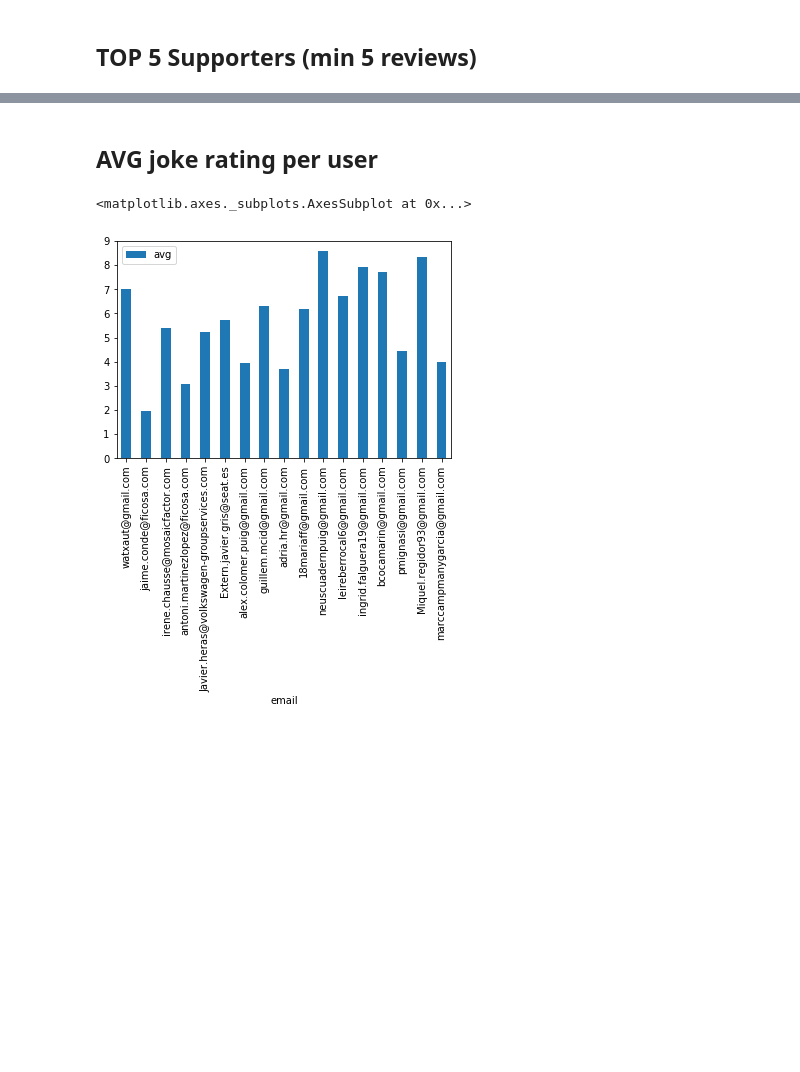
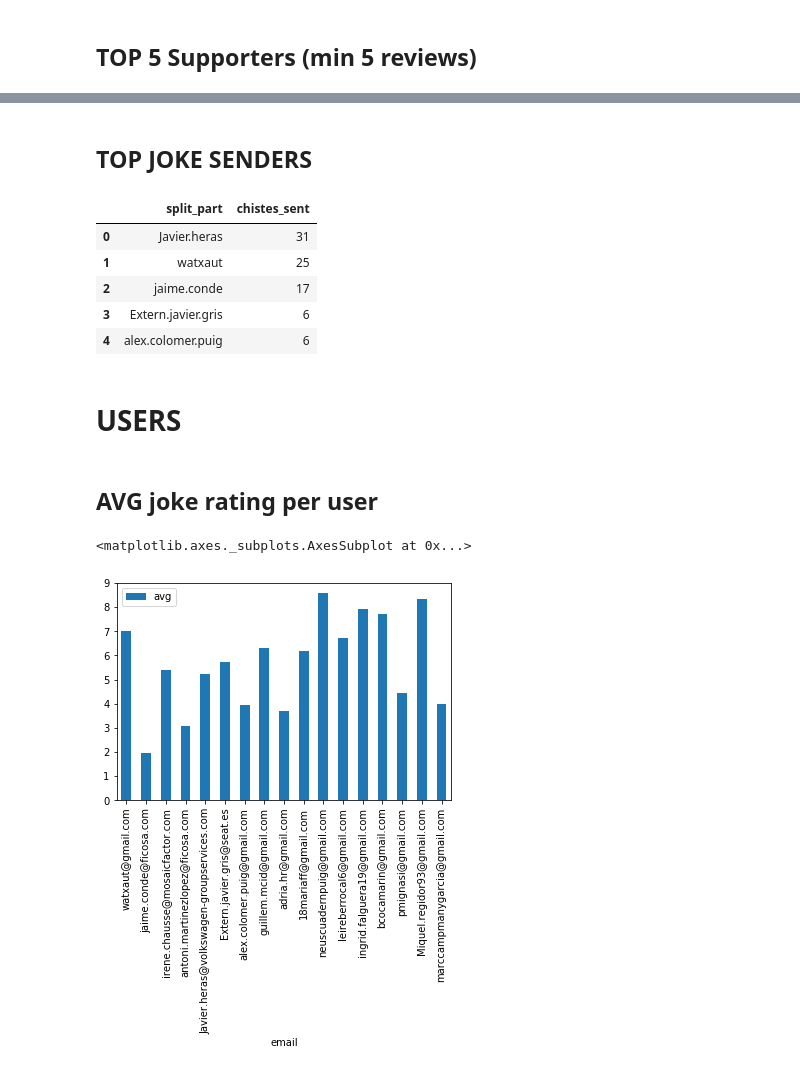
Before and after one commit to watxaut-alpha/joke-app, a Jupyter notebook: notebooks/analysis_mail_users.ipynb, the cells around one changed output, grey strips where cells are left out. Drawn from its saved outputs; the diff is of its cells as text; code cells hidden in the pictures; blank space fills up the shorter version.

Commit message:
Updated notebook with top senders, added author_email to /jokes/add, changed table name users to users_telegram

```diff
--- a/notebooks/analysis_mail_users.ipynb
+++ b/notebooks/analysis_mail_users.ipynb
@@ -101,3 +103,28 @@ df_mean_user_supporter.head()
+# %% [markdown]
+## TOP JOKE SENDERS
+# %%
+sql = """
+select
+    split_part(author_email, '@', 1), count(*) as chistes_sent
+from
+    public.jokes_to_send
+where
+    author is not null and
+    author_email is not null
+group by author_email
+order by chistes_sent desc
+"""
+df_marc_senders = db.execute_read(conn, sql)
+df_marc_senders.head(5)
+# %% [output]
+|  | split_part | chistes_sent |
+| 0 | Javier.heras | 31 |
+| 1 | watxaut | 25 |
+| 2 | jaime.conde | 17 |
+| 3 | Extern.javier.gris | 6 |
+| 4 | alex.colomer.puig | 6 |
+# %% [markdown]
+# USERS
 # %% [markdown]
 ## AVG joke rating per user
 # %%
```
Also changed, not shown: parts of 5 cells of this notebook, 4 other files.
